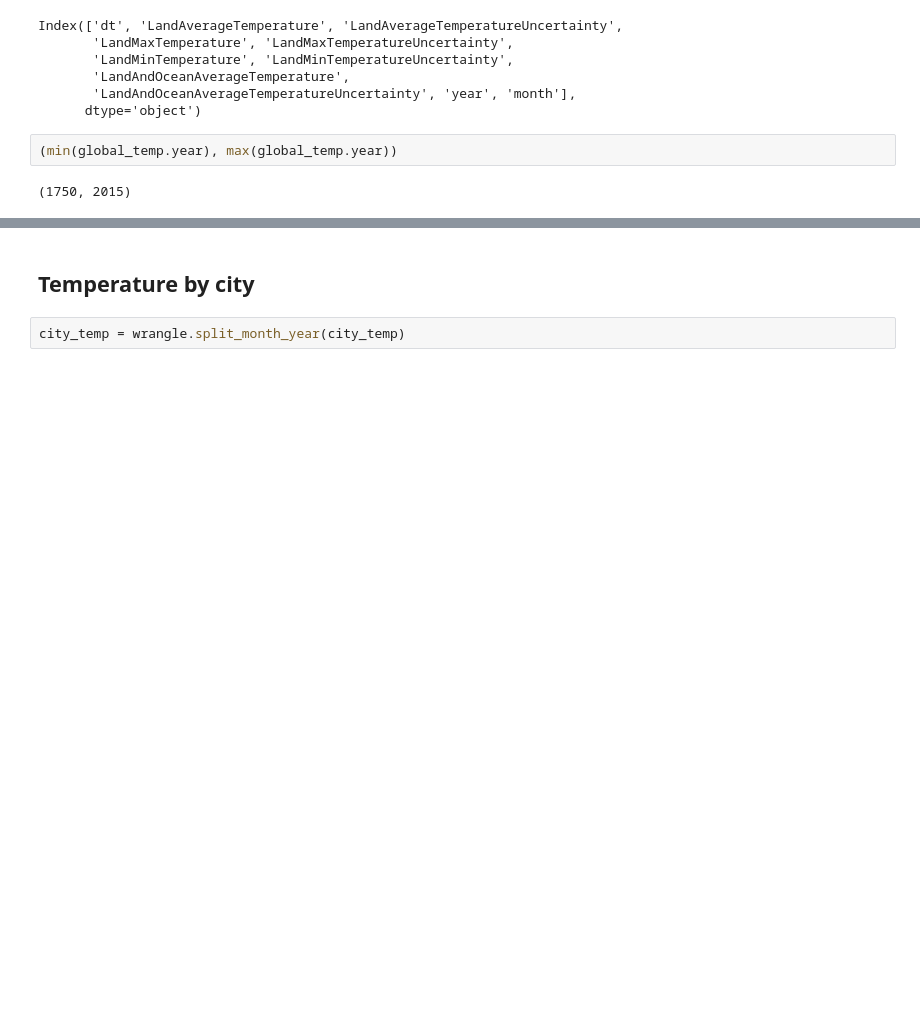
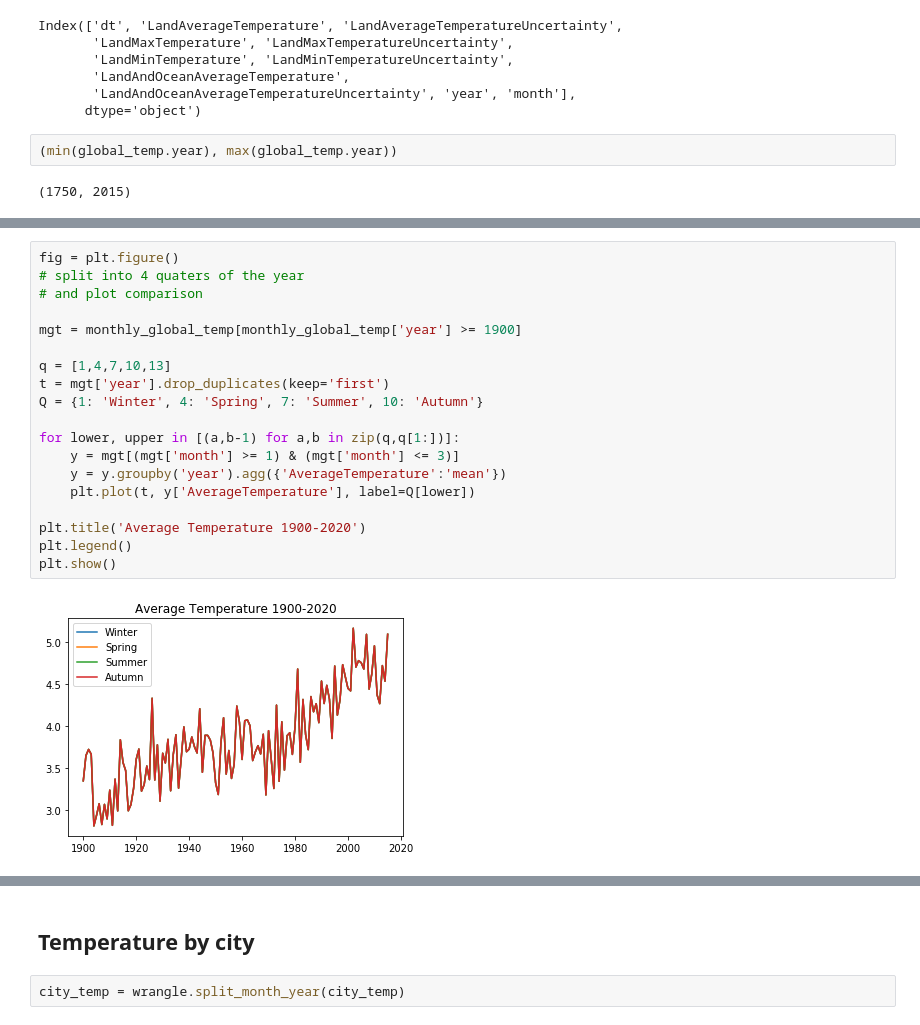
Before and after one commit to tao-pr/52-challenges, a Jupyter notebook: 004-skewed-data-classification/explore.ipynb, the cells around one changed output, grey strips where cells are left out. Saved outputs shown, nothing was run; the diff lists cells and outputs as text; blank space fills up the shorter version.

```diff
--- a/004-skewed-data-classification/explore.ipynb
+++ b/004-skewed-data-classification/explore.ipynb
@@ -84,2 +86,23 @@ annual_global_temp[:3]
+# %%
+fig = plt.figure()
+# split into 4 quaters of the year
+# and plot comparison
+
+mgt = monthly_global_temp[monthly_global_temp['year'] >= 1900]
+
+q = [1,4,7,10,13]
+t = mgt['year'].drop_duplicates(keep='first')
+Q = {1: 'Winter', 4: 'Spring', 7: 'Summer', 10: 'Autumn'}
+
+for lower, upper in [(a,b-1) for a,b in zip(q,q[1:])]:
+    y = mgt[(mgt['month'] >= 1) & (mgt['month'] <= 3)]
+    y = y.groupby('year').agg({'AverageTemperature':'mean'})
+    plt.plot(t, y['AverageTemperature'], label=Q[lower])
+
+plt.title('Average Temperature 1900-2020')
+plt.legend()
+plt.show()
+# %% [output]
+[figure, added]
 # %%
 fig = go.Figure(data=[
```
Also changed, not shown: parts of 3 cells of this notebook, 1 other file.
